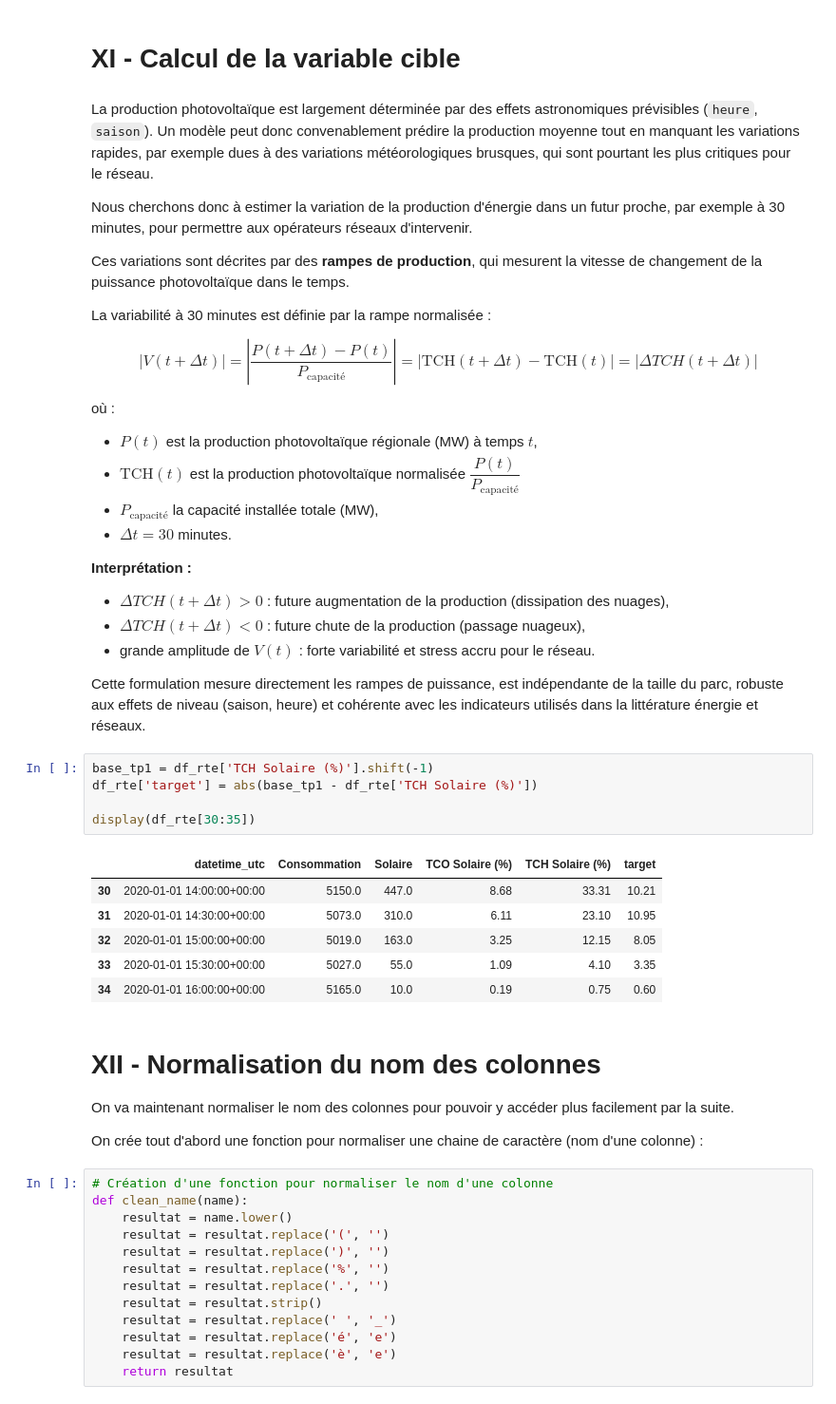
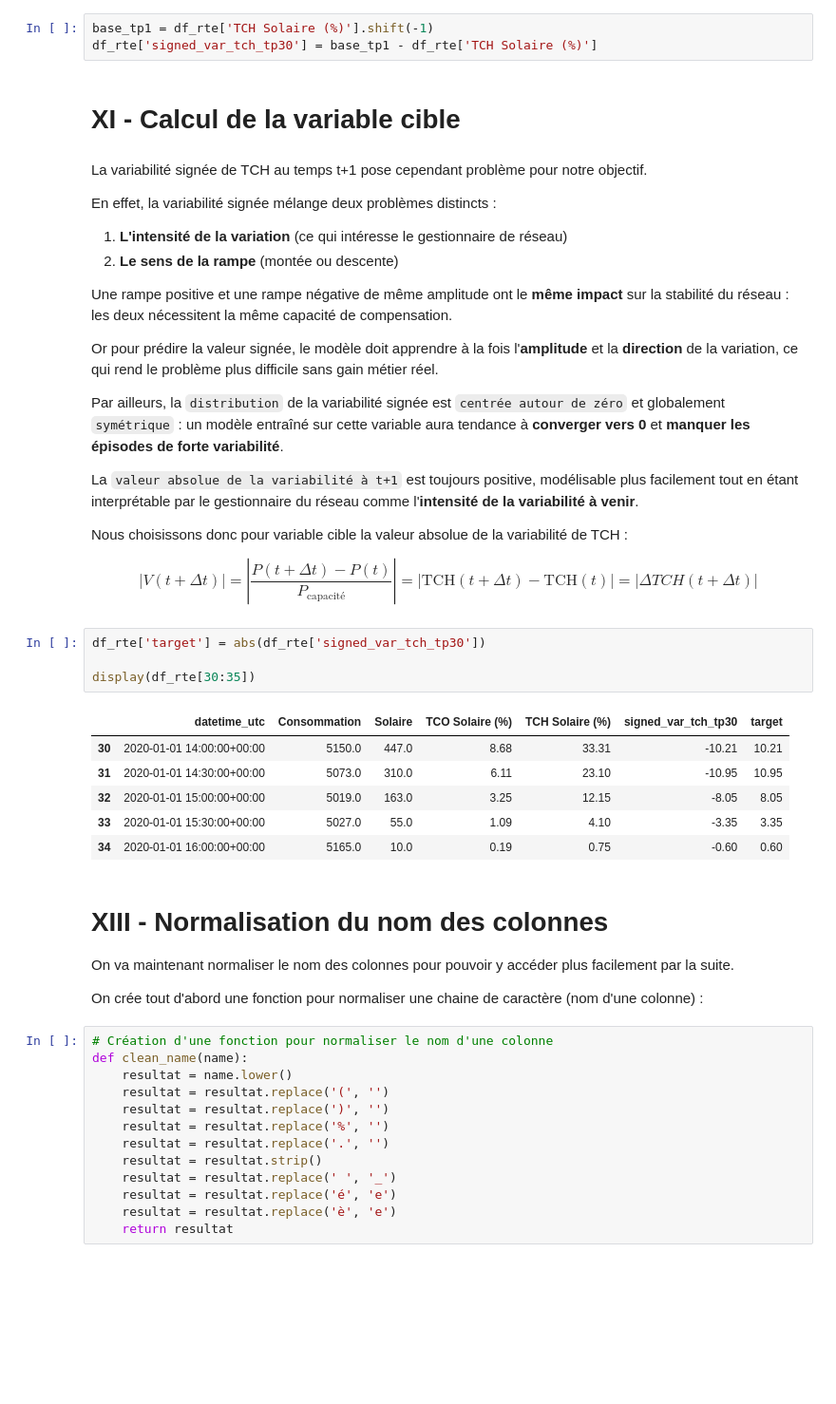
Before and after one commit to Math2935/aug25cds_variabilite, a Jupyter notebook: notebooks/02_collecte_01_production.ipynb, the cells around one changed output. Shown at 95% size. Saved outputs shown, nothing was run; the diff lists cells and outputs as text; blank space fills up the shorter version.

Commit message:
Add secondary target.

```diff
--- a/notebooks/02_collecte_01_production.ipynb
+++ b/notebooks/02_collecte_01_production.ipynb
@@ -682,50 +714,44 @@ print(df_rte.shape)
+# %%
+base_tp1 = df_rte['TCH Solaire (%)'].shift(-1)
+df_rte['signed_var_tch_tp30'] = base_tp1 - df_rte['TCH Solaire (%)']
 # %% [markdown]
 # XI - Calcul de la variable cible
 # %% [markdown]
+La variabilité signée de TCH au temps t+1 pose cependant problème pour notre objectif.
 
-La production photovoltaïque est largement déterminée par des effets astronomiques prévisibles (`heure`, `saison`). Un modèle peut donc convenablement prédire la production moyenne tout en manquant les variations rapides, par exemple dues à des variations météorologiques brusques, qui sont pourtant les plus critiques pour le réseau.
+En effet, la variabilité signée mélange deux problèmes distincts :
 
-Nous cherchons donc à estimer la variation de la production d'énergie dans un futur proche, par exemple à 30 minutes, pour permettre aux opérateurs réseaux d'intervenir.
+1. **L'intensité de la variation** (ce qui intéresse le gestionnaire de réseau)
+2. **Le sens de la rampe** (montée ou descente)
 
-Ces variations sont décrites par des **rampes de production**, qui mesurent la vitesse de
-changement de la puissance photovoltaïque dans le temps.
+Une rampe positive et une rampe négative de même amplitude ont le **même impact** sur la stabilité du réseau : les deux nécessitent la même capacité de compensation.
 
-La variabilité à 30 minutes est définie par la rampe normalisée :
+Or pour prédire la valeur signée, le modèle doit apprendre à la fois l'**amplitude** et la **direction** de la variation, ce qui rend le problème plus difficile sans gain métier réel.
+
+Par ailleurs, la `distribution` de la variabilité signée est `centrée autour de zéro` et globalement `symétrique` : un modèle entraîné sur cette variable aura tendance à **converger vers 0** et **manquer les épisodes de forte variabilité**.
+
+La `valeur absolue de la variabilité à t+1`  est toujours positive, modélisable plus facilement tout en étant interprétable par le gestionnaire du réseau comme l'**intensité de la variabilité à venir**.
+
+Nous choisissons donc pour variable cible la valeur absolue de la variabilité de TCH :
 
 $$
 \left|V(t+\Delta t)\right| = \left|\frac{P(t+\Delta t) - P(t)}{P_{\text{capacité}}}\right|
      = \Big|\mathrm{TCH}(t+\Delta t) - \mathrm{TCH}(t)\Big|
      = \Big|\Delta TCH(t+\Delta t)\Big|
 $$
-
-où :
-- $P(t)$ est la production photovoltaïque régionale (MW) à temps $t$,
-- $\mathrm{TCH}(t)$ est la production photovoltaïque normalisée $\dfrac{P(t)}{P_{\text{capacité}}}$
-- $P_{\text{capacité}}$ la capacité installée totale (MW),
-- $\Delta t = 30$ minutes.
-
-**Interprétation :**
-- $\Delta TCH(t+\Delta t) > 0$ : future augmentation de la production (dissipation des nuages),
-- $\Delta TCH(t+\Delta t) < 0$ : future chute de la production (passage nuageux),
-- grande amplitude de $V(t)$ : forte variabilité et stress accru pour le réseau.
-
-Cette formulation mesure directement les rampes de puissance, est indépendante de la taille du parc,
-robuste aux effets de niveau (saison, heure) et cohérente avec les indicateurs utilisés dans la
-littérature énergie et réseaux.
 # %%
-base_tp1 = df_rte['TCH Solaire (%)'].shift(-1)
-df_rte['target'] = abs(base_tp1 - df_rte['TCH Solaire (%)'])
+df_rte['target'] = abs(df_rte['signed_var_tch_tp30'])
 
 display(df_rte[30:35])
 # %% [output]
-|  | datetime_utc | Consommation | Solaire | TCO Solaire (%) | TCH Solaire (%) | target |
-| 30 | 2020-01-01 14:00:00+00:00 | 5150.0 | 447.0 | 8.68 | 33.31 | 10.21 |
-| 31 | 2020-01-01 14:30:00+00:00 | 5073.0 | 310.0 | 6.11 | 23.10 | 10.95 |
-| 32 | 2020-01-01 15:00:00+00:00 | 5019.0 | 163.0 | 3.25 | 12.15 | 8.05 |
-| 33 | 2020-01-01 15:30:00+00:00 | 5027.0 | 55.0 | 1.09 | 4.10 | 3.35 |
-| 34 | 2020-01-01 16:00:00+00:00 | 5165.0 | 10.0 | 0.19 | 0.75 | 0.60 |
+|  | datetime_utc | Consommation | Solaire | TCO Solaire (%) | TCH Solaire (%) | signed_var_tch_tp30 | target |
+| 30 | 2020-01-01 14:00:00+00:00 | 5150.0 | 447.0 | 8.68 | 33.31 | -10.21 | 10.21 |
+| 31 | 2020-01-01 14:30:00+00:00 | 5073.0 | 310.0 | 6.11 | 23.10 | -10.95 | 10.95 |
+| 32 | 2020-01-01 15:00:00+00:00 | 5019.0 | 163.0 | 3.25 | 12.15 | -8.05 | 8.05 |
+| 33 | 2020-01-01 15:30:00+00:00 | 5027.0 | 55.0 | 1.09 | 4.10 | -3.35 | 3.35 |
+| 34 | 2020-01-01 16:00:00+00:00 | 5165.0 | 10.0 | 0.19 | 0.75 | -0.60 | 0.60 |
 # %% [markdown]
-# XII - Normalisation du nom des colonnes
+# XIII - Normalisation du nom des colonnes
 
 On va maintenant normaliser le nom des colonnes pour pouvoir y accéder plus facilement par la suite.
 
```
Also changed, not shown: parts of 4 cells of this notebook, 1 other file.
